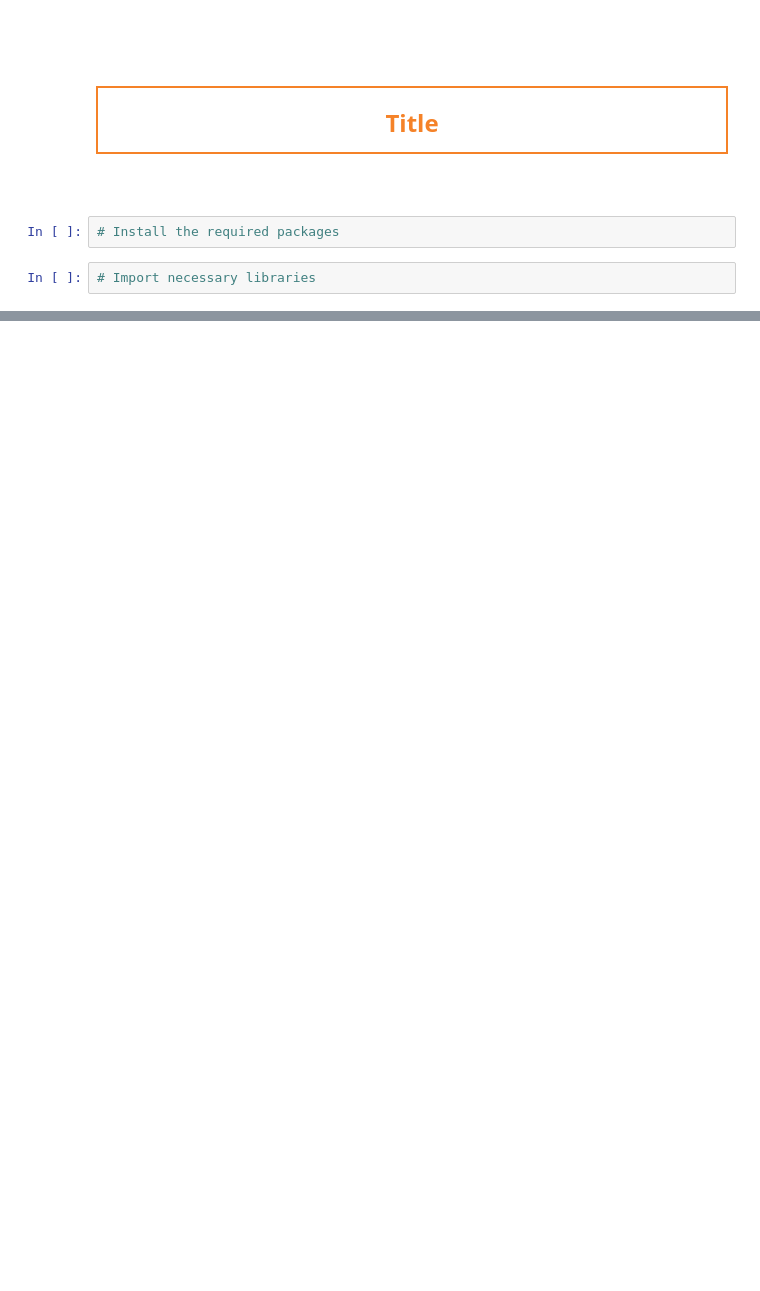
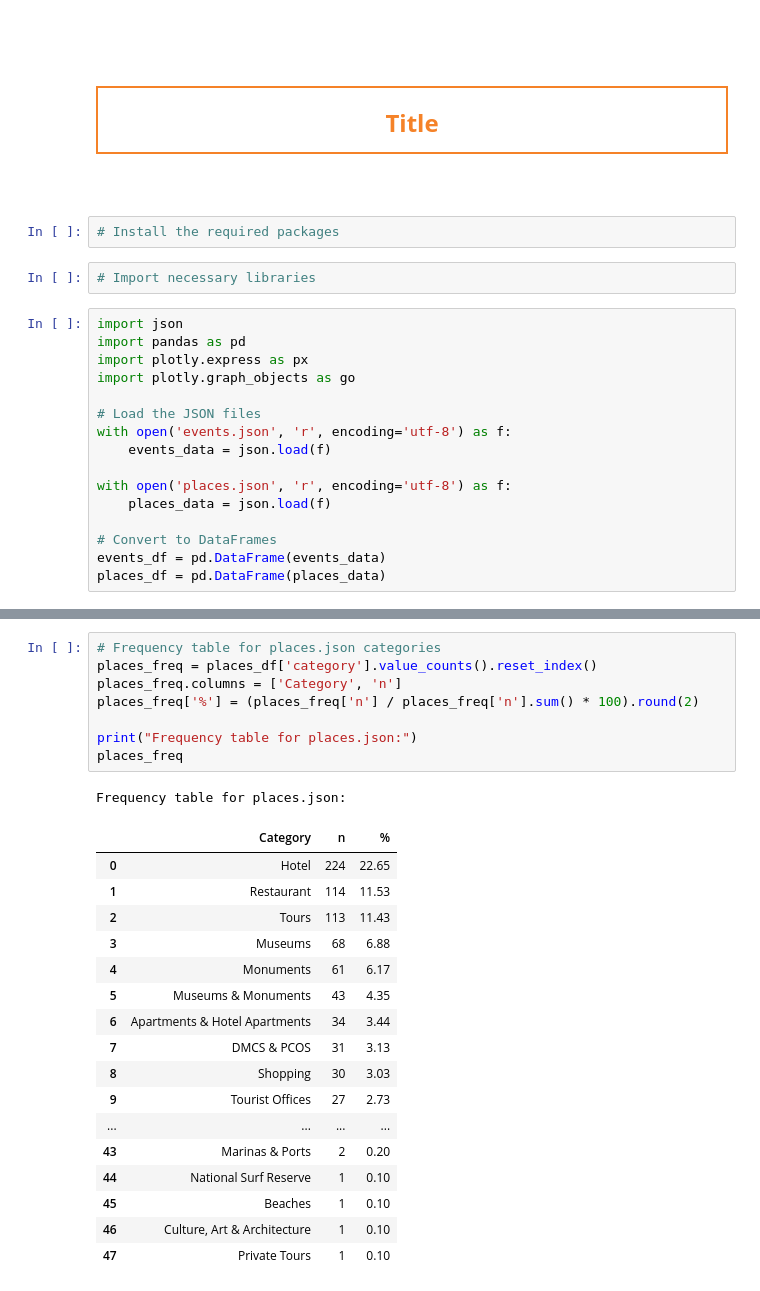
Before and after one commit to Silvestre17/LISBOA_MultiAgentSystem, a Jupyter notebook: data_collection/webscraping/visitlisbon.ipynb, the cells around one changed output, grey strips where cells are left out. Drawn from its saved outputs; the diff is of its cells as text; blank space fills up the shorter version.

```diff
--- a/data_collection/webscraping/visitlisbon.ipynb
+++ b/data_collection/webscraping/visitlisbon.ipynb
@@ -85,3 +81,19 @@ AAAAAAAAAAA
 # Install the required packages
 # %%
 # Import necessary libraries
+# %%
+import json
+import pandas as pd
+import plotly.express as px
+import plotly.graph_objects as go
+
+# Load the JSON files
+with open('events.json', 'r', encoding='utf-8') as f:
+    events_data = json.load(f)
+
+with open('places.json', 'r', encoding='utf-8') as f:
+    places_data = json.load(f)
+
+# Convert to DataFrames
+events_df = pd.DataFrame(events_data)
+places_df = pd.DataFrame(places_data)
@@ -87,0 +130,27 @@ AAAAAAAAAAA
+# %%
+# Frequency table for places.json categories
+places_freq = places_df['category'].value_counts().reset_index()
+places_freq.columns = ['Category', 'n']
+places_freq['%'] = (places_freq['n'] / places_freq['n'].sum() * 100).round(2)
+
+print("Frequency table for places.json:")
+places_freq
+# %% [output]
+Frequency table for places.json:
+|  | Category | n | % |
+| 0 | Hotel | 224 | 22.65 |
+| 1 | Restaurant | 114 | 11.53 |
+| 2 | Tours | 113 | 11.43 |
+| 3 | Museums | 68 | 6.88 |
+| 4 | Monuments | 61 | 6.17 |
+| 5 | Museums & Monuments | 43 | 4.35 |
+| 6 | Apartments & Hotel Apartments | 34 | 3.44 |
+| 7 | DMCS & PCOS | 31 | 3.13 |
+| 8 | Shopping | 30 | 3.03 |
+| 9 | Tourist Offices | 27 | 2.73 |
+| ... | ... | ... | ... |
+| 43 | Marinas & Ports | 2 | 0.20 |
+| 44 | National Surf Reserve | 1 | 0.10 |
+| 45 | Beaches | 1 | 0.10 |
+| 46 | Culture, Art & Architecture | 1 | 0.10 |
+| 47 | Private Tours | 1 | 0.10 |
```
Also changed, not shown: parts of 6 cells of this notebook, 5 other files.
